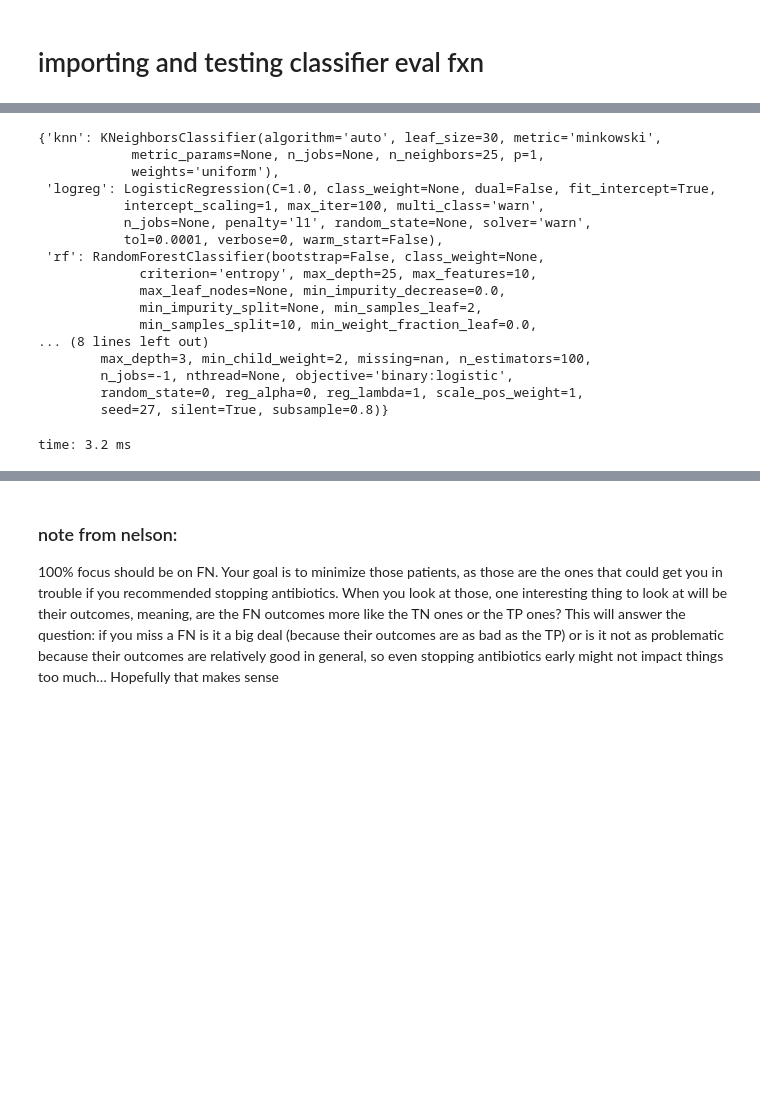
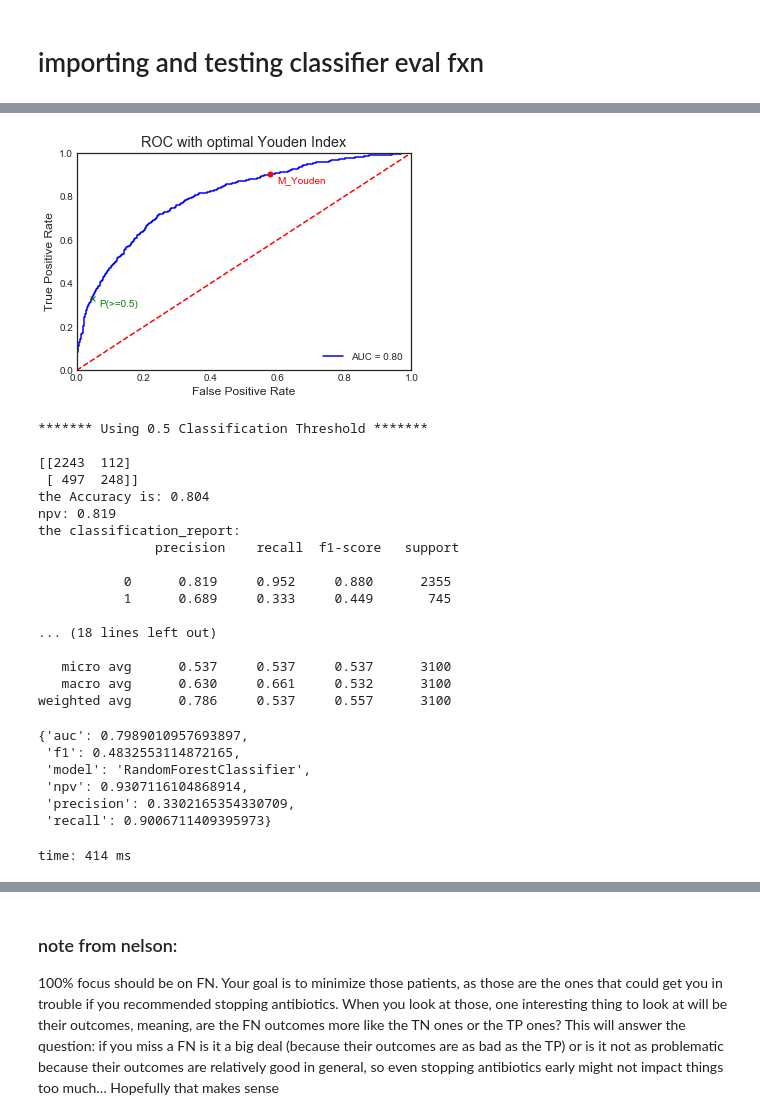
Before and after one commit to geickelb/mimiciii-antibiotics-opensource, a Jupyter notebook: notebooks/Exploratory/08-timewindow_model_evalutation2.ipynb, the cells around one changed output, grey strips where cells are left out. Cells and saved outputs as stored; diff of their text form; code cells hidden in the pictures; blank space fills up the shorter version.

```diff
--- a/notebooks/Exploratory/08-timewindow_model_evalutation2.ipynb
+++ b/notebooks/Exploratory/08-timewindow_model_evalutation2.ipynb
@@ -309,21 +346,28 @@ time: 529 ms
-# %%
-models_24_dic
-# %% [output]
-{'knn': KNeighborsClassifier(algorithm='auto', leaf_size=30, metric='minkowski',
-            metric_params=None, n_jobs=None, n_neighbors=25, p=1,
-            weights='uniform'),
- 'logreg': LogisticRegression(C=1.0, class_weight=None, dual=False, fit_intercept=True,
-           intercept_scaling=1, max_iter=100, multi_class='warn',
-           n_jobs=None, penalty='l1', random_state=None, solver='warn',
-           tol=0.0001, verbose=0, warm_start=False),
- 'rf': RandomForestClassifier(bootstrap=False, class_weight=None,
-             criterion='entropy', max_depth=25, max_features=10,
-             max_leaf_nodes=None, min_impurity_decrease=0.0,
-             min_impurity_split=None, min_samples_leaf=2,
-             min_samples_split=10, min_weight_fraction_leaf=0.0,
-... (8 lines left out)
-        max_depth=3, min_child_weight=2, missing=nan, n_estimators=100,
-        n_jobs=-1, nthread=None, objective='binary:logistic',
-        random_state=0, reg_alpha=0, reg_lambda=1, scale_pos_weight=1,
-        seed=27, silent=True, subsample=0.8)}
-time: 3.2 ms
+# %%
+classifier_eval(models_24_dic['rf'],x=x_test_72,y=y_test_72, save=False)
+# %% [output]
+[figure, added]
+******* Using 0.5 Classification Threshold *******
+
+[[2243  112]
+ [ 497  248]]
+the Accuracy is: 0.804
+npv: 0.819
+the classification_report:
+               precision    recall  f1-score   support
+
+           0      0.819     0.952     0.880      2355
+           1      0.689     0.333     0.449       745
+
+... (18 lines left out)
+
+   micro avg      0.537     0.537     0.537      3100
+   macro avg      0.630     0.661     0.532      3100
+weighted avg      0.786     0.537     0.557      3100
+{'auc': 0.7989010957693897,
+ 'f1': 0.4832553114872165,
+ 'model': 'RandomForestClassifier',
+ 'npv': 0.9307116104868914,
+ 'precision': 0.3302165354330709,
+ 'recall': 0.9006711409395973}
+time: 414 ms
```
Also changed, not shown: parts of 116 cells of this notebook.
